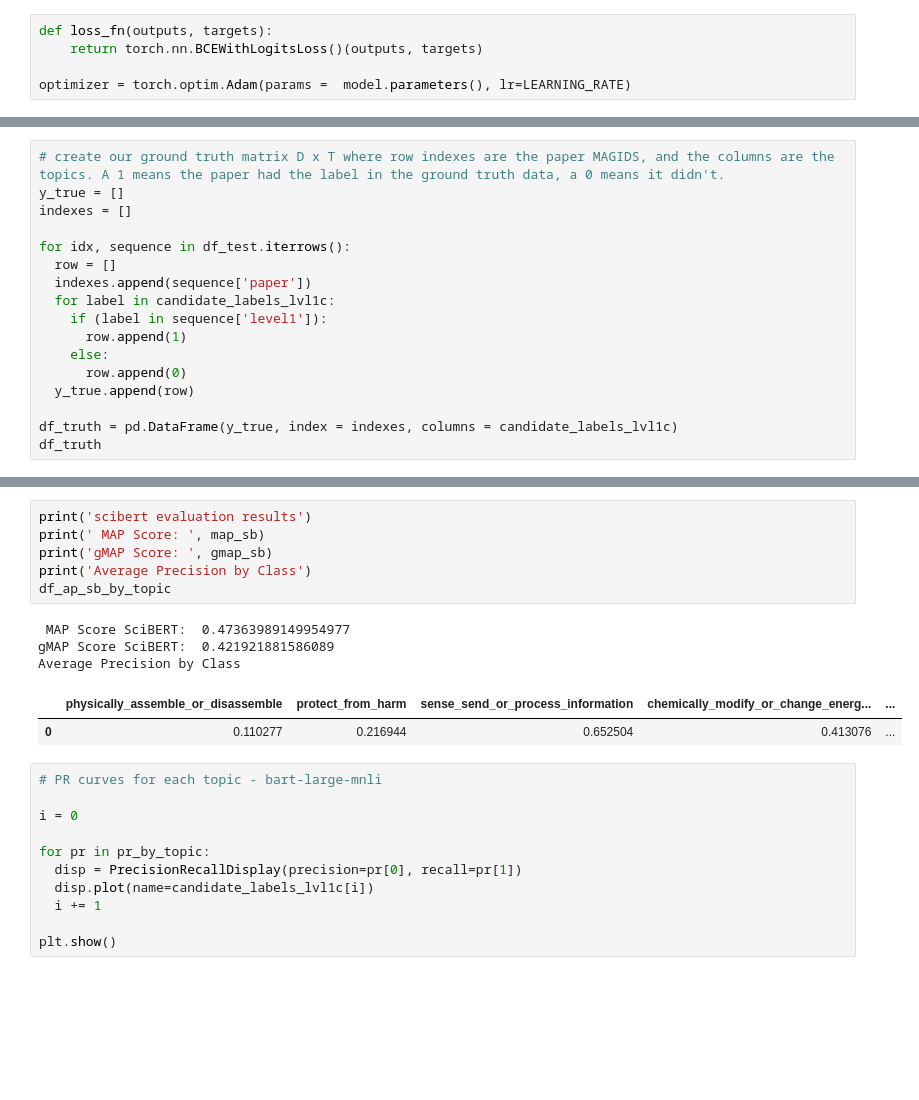
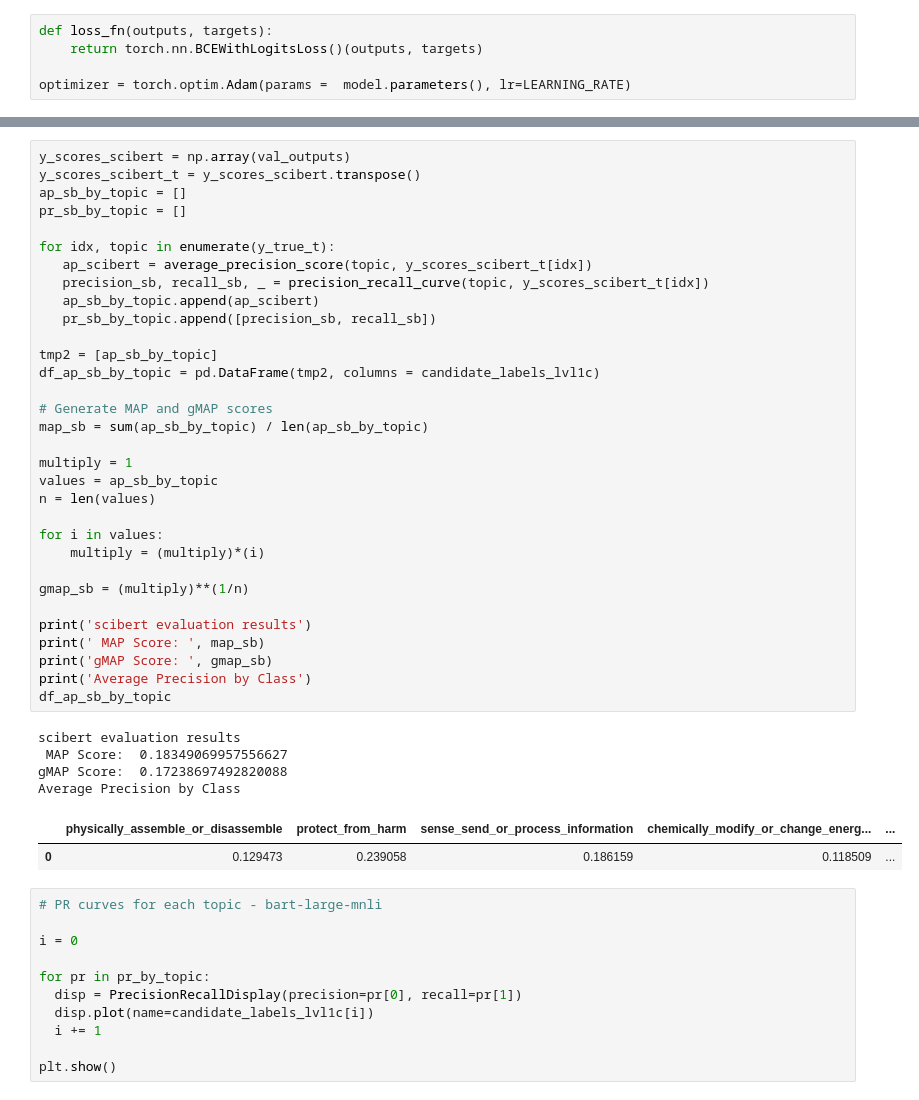
Before and after one commit to nasa-petal/search-engine, a Jupyter notebook: transformers-zs-nli.ipynb, the cells around one changed output, grey strips where cells are left out. Cells and saved outputs as stored; diff of their text form; blank space fills up the shorter version.

```diff
--- a/transformers-zs-nli.ipynb
+++ b/transformers-zs-nli.ipynb
@@ -549,17 +534,0 @@ df_sys_scibert
-# %%
-# create our ground truth matrix D x T where row indexes are the paper MAGIDS, and the columns are the topics. A 1 means the paper had the label in the ground truth data, a 0 means it didn't.
-y_true = []
-indexes = []
-
-for idx, sequence in df_test.iterrows():
-  row = []
-  indexes.append(sequence['paper'])
-  for label in candidate_labels_lvl1c:
-    if (label in sequence['level1']):
-      row.append(1)
-    else:
-      row.append(0)
-  y_true.append(row)
-
-df_truth = pd.DataFrame(y_true, index = indexes, columns = candidate_labels_lvl1c)
-df_truth
@@ -650,15 +574,42 @@ Average Precision by Class
-# %%
-print('scibert evaluation results')
-print(' MAP Score: ', map_sb)
-print('gMAP Score: ', gmap_sb)
-print('Average Precision by Class')
-df_ap_sb_by_topic
-# %% [output]
- MAP Score SciBERT:  0.47363989149954977
-gMAP Score SciBERT:  0.421921881586089
-Average Precision by Class
-|  | physically_assemble_or_disassemble | protect_from_harm | sense_send_or_process_information | chemically_modify_or_change_energ... | ... |
-| 0 | 0.110277 | 0.216944 | 0.652504 | 0.413076 | ... |
+# %%
+y_scores_scibert = np.array(val_outputs)
+y_scores_scibert_t = y_scores_scibert.transpose()
+ap_sb_by_topic = []
+pr_sb_by_topic = []
+
+for idx, topic in enumerate(y_true_t):
+   ap_scibert = average_precision_score(topic, y_scores_scibert_t[idx])
+   precision_sb, recall_sb, _ = precision_recall_curve(topic, y_scores_scibert_t[idx])
+   ap_sb_by_topic.append(ap_scibert)
+   pr_sb_by_topic.append([precision_sb, recall_sb])
+
+tmp2 = [ap_sb_by_topic]
+df_ap_sb_by_topic = pd.DataFrame(tmp2, columns = candidate_labels_lvl1c)
+
+# Generate MAP and gMAP scores
+map_sb = sum(ap_sb_by_topic) / len(ap_sb_by_topic)
+
+multiply = 1
+values = ap_sb_by_topic
+n = len(values)
+
+for i in values:
+    multiply = (multiply)*(i)
+
+gmap_sb = (multiply)**(1/n)
+
+print('scibert evaluation results')
+print(' MAP Score: ', map_sb)
+print('gMAP Score: ', gmap_sb)
+print('Average Precision by Class')
+df_ap_sb_by_topic
+# %% [output]
+scibert evaluation results
+ MAP Score:  0.18349069957556627
+gMAP Score:  0.17238697492820088
+Average Precision by Class
+|  | physically_assemble_or_disassemble | protect_from_harm | sense_send_or_process_information | chemically_modify_or_change_energ... | ... |
+| 0 | 0.129473 | 0.239058 | 0.186159 | 0.118509 | ... |
 # %%
 # PR curves for each topic - bart-large-mnli
 
```
Also changed, not shown: parts of 20 cells of this notebook.
